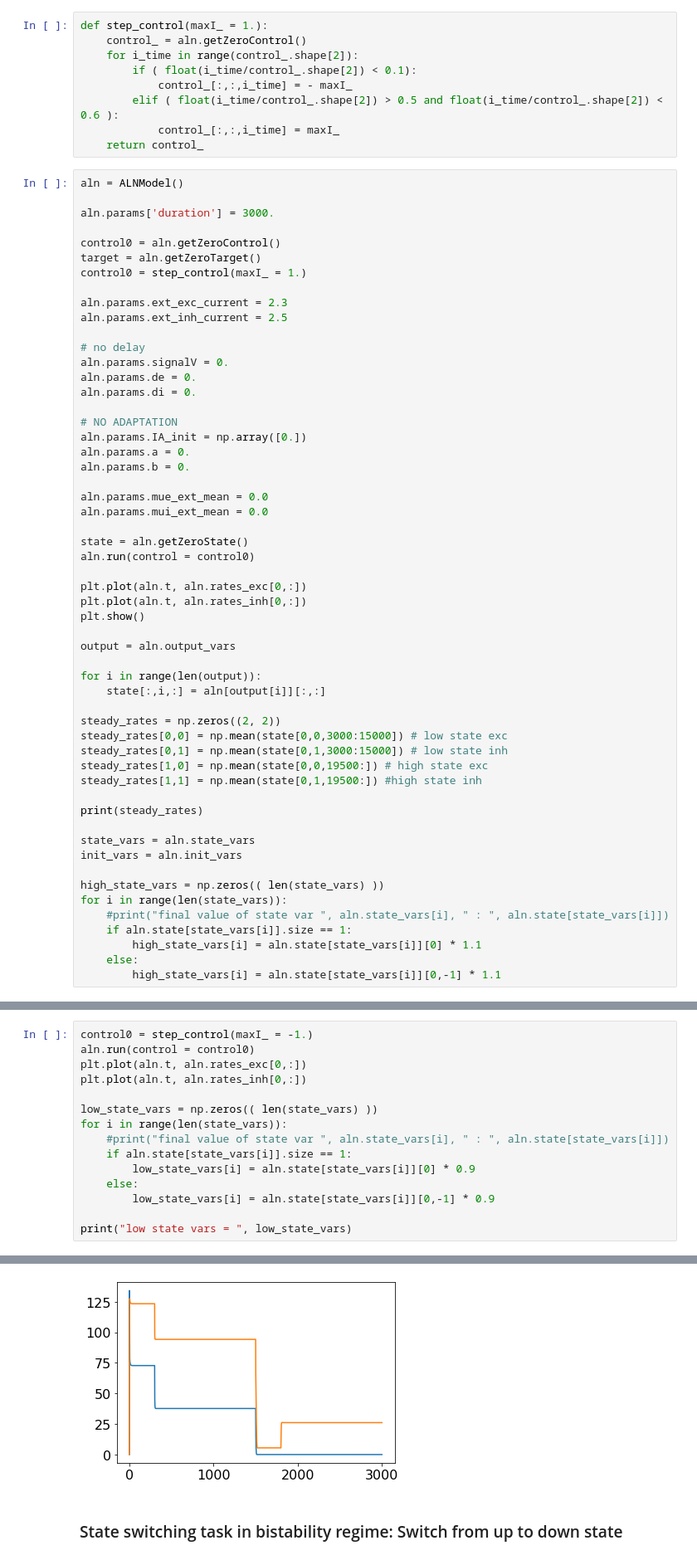
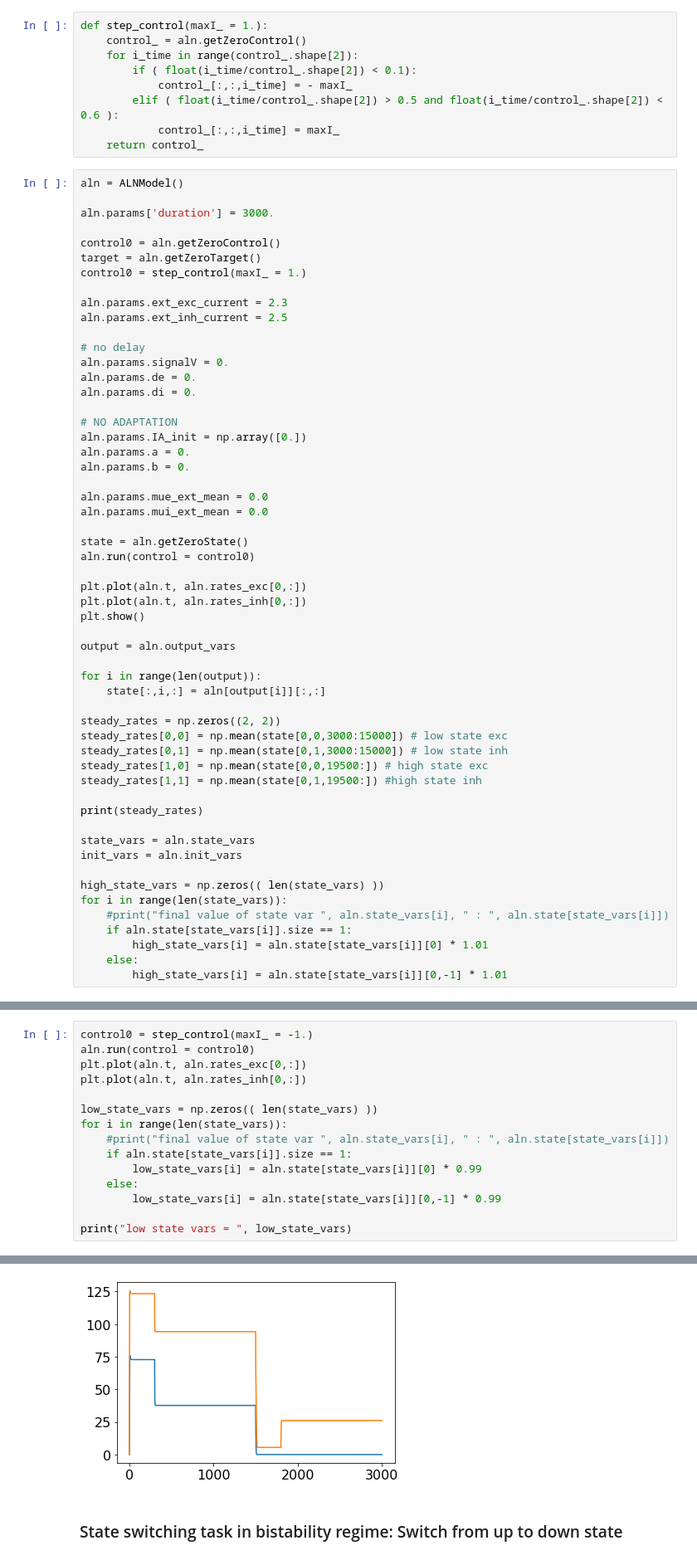
Before and after one commit to lenasal/neurolib, a Jupyter notebook: aln_control/aln_control.ipynb, the cells around one changed output, grey strips where cells are left out. Shown at 83% size. Drawn from its saved outputs; the diff is of its cells as text.

```diff
--- a/aln_control/aln_control.ipynb
+++ b/aln_control/aln_control.ipynb
@@ -107,7 +107,7 @@ high_state_vars = np.zeros(( len(state_vars) ))
 for i in range(len(state_vars)):
     #print("final value of state var ", aln.state_vars[i], " : ", aln.state[state_vars[i]])
     if aln.state[state_vars[i]].size == 1:
-        high_state_vars[i] = aln.state[state_vars[i]][0] * 1.1
+        high_state_vars[i] = aln.state[state_vars[i]][0] * 1.01
     else:
-        high_state_vars[i] = aln.state[state_vars[i]][0,-1] * 1.1
+        high_state_vars[i] = aln.state[state_vars[i]][0,-1] * 1.01
 # %% [output]
@@ -124,9 +124,9 @@ low_state_vars = np.zeros(( len(state_vars) ))
 for i in range(len(state_vars)):
     #print("final value of state var ", aln.state_vars[i], " : ", aln.state[state_vars[i]])
     if aln.state[state_vars[i]].size == 1:
-        low_state_vars[i] = aln.state[state_vars[i]][0] * 0.9
+        low_state_vars[i] = aln.state[state_vars[i]][0] * 0.99
     else:
-        low_state_vars[i] = aln.state[state_vars[i]][0,-1] * 0.9
+        low_state_vars[i] = aln.state[state_vars[i]][0,-1] * 0.99
 
 print("low state vars = ", low_state_vars)
 # %% [output]
@@ -137,4 +137,4 @@ low state vars =  [ 7.5570e-005  2.3497e+001 -3.0066e-001  9.3877e-001  0.0000e+
-[figure, old version]
+[figure, new version]
 # %% [markdown]
 ### State switching task in bistability regime: Switch from up to down state
 # %%
```
Also changed, not shown: parts of 66 cells of this notebook, 55 other files.
